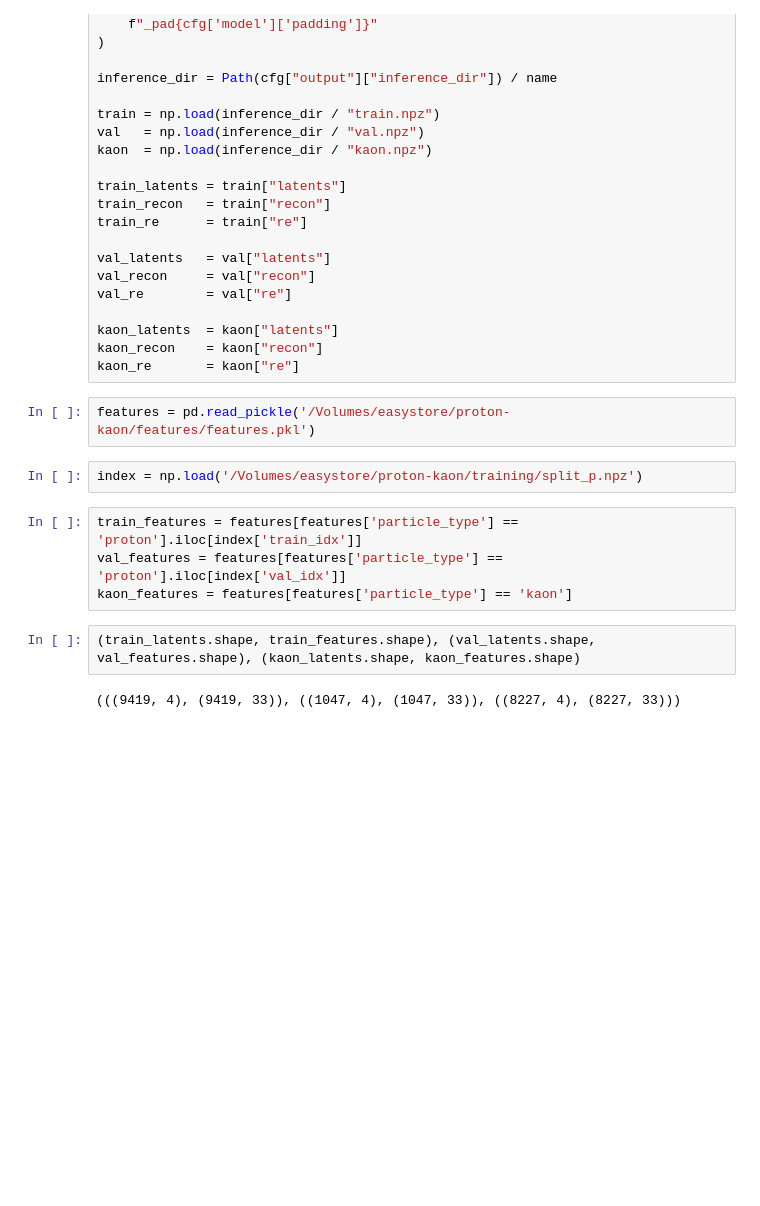
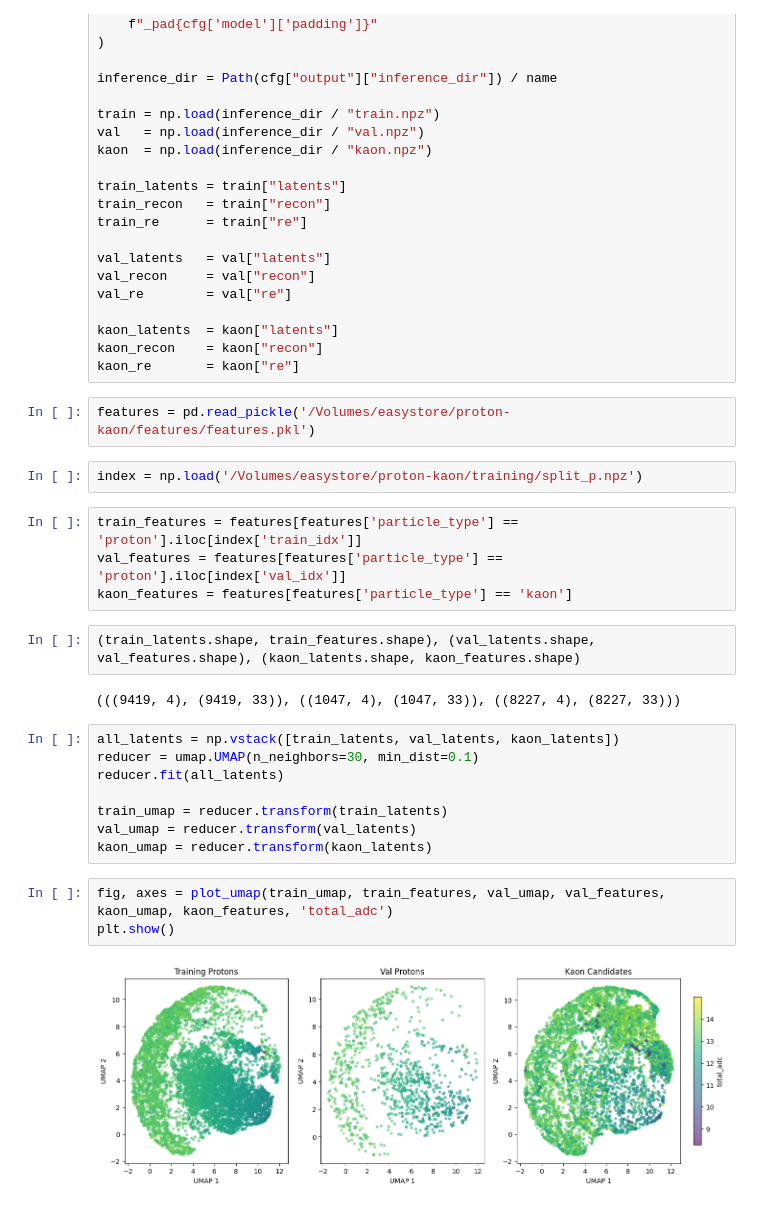
Before and after one commit to mohummudh/proton-kaon, a Jupyter notebook: notebooks/features_explore.ipynb, the cells around one changed output. Saved outputs shown, nothing was run; the diff lists cells and outputs as text; blank space fills up the shorter version.

Commit message:
visualise features on UMAP

```diff
--- a/notebooks/features_explore.ipynb
+++ b/notebooks/features_explore.ipynb
@@ -50,3 +54,16 @@ kaon_features = features[features['particle_type'] == 'kaon']
 (train_latents.shape, train_features.shape), (val_latents.shape, val_features.shape), (kaon_latents.shape, kaon_features.shape)
 # %% [output]
 (((9419, 4), (9419, 33)), ((1047, 4), (1047, 33)), ((8227, 4), (8227, 33)))
+# %%
+all_latents = np.vstack([train_latents, val_latents, kaon_latents])
+reducer = umap.UMAP(n_neighbors=30, min_dist=0.1)
+reducer.fit(all_latents)
+
+train_umap = reducer.transform(train_latents)
+val_umap = reducer.transform(val_latents)
+kaon_umap = reducer.transform(kaon_latents)
+# %%
+fig, axes = plot_umap(train_umap, train_features, val_umap, val_features, kaon_umap, kaon_features, 'total_adc')
+plt.show()
+# %% [output]
+[figure, added]
```
Also changed, not shown: parts of 2 cells of this notebook, 2 other files.
